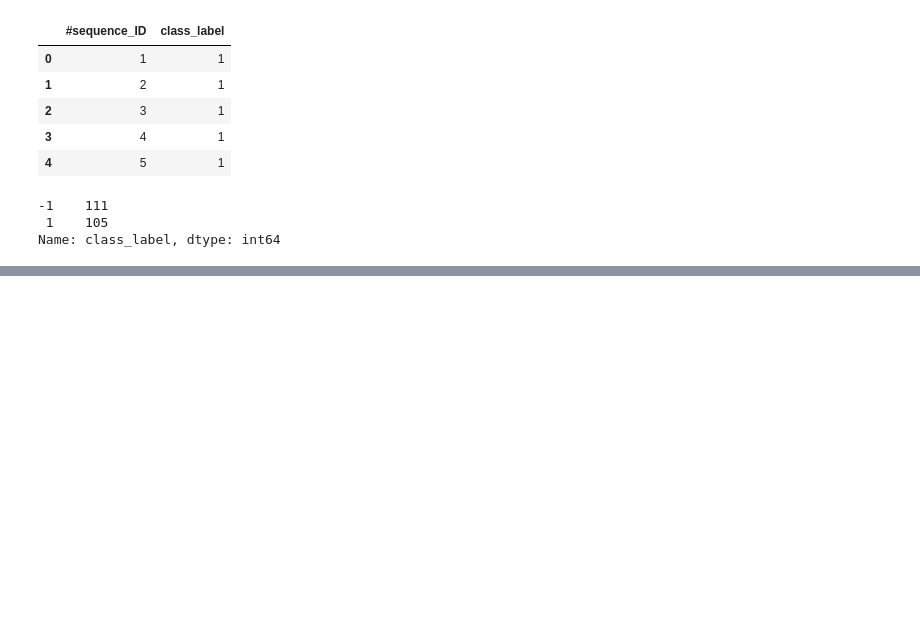
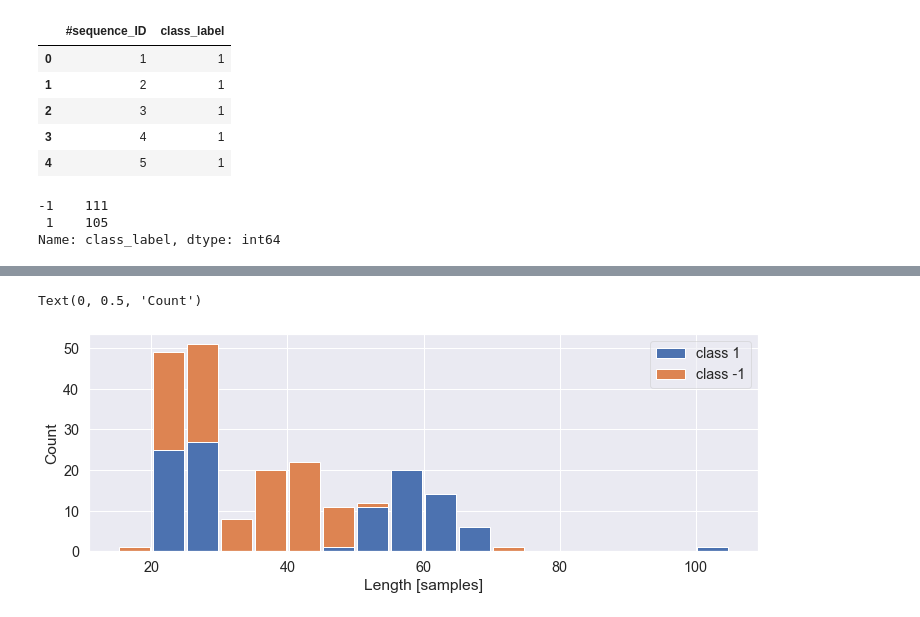
Before and after one commit to animaviridis/dmv-practicals, a Jupyter notebook: assessment/assignment1/task2/task2.ipynb, the cells around one changed output, grey strips where cells are left out. Drawn from its saved outputs; the diff is of its cells as text; code cells hidden in the pictures; blank space fills up the shorter version.

Commit message:
[Assignment 1][Task 2] Loading all data, histogram of lengths

```diff
--- a/assessment/assignment1/task2/task2.ipynb
+++ b/assessment/assignment1/task2/task2.ipynb
@@ -11,9 +11,13 @@ sns.set_style("darkgrid")
 sns.set(font_scale=1.3)
 # %% [markdown]
 ## Data import & EDA
+# %%
+DATA_PATH = 'data'
+FILE_NAME_PREFIX = 'Ambient_Living_'
+N_FILES = len(list(filter(lambda s: s.endswith('.csv'), os.listdir(DATA_PATH)))) - 1  # one of the csv files contains targets
 # %%
 def load_file(file_code, strip=False):
-    df = pd.read_csv(f'data/Ambient_Living_{file_code}.csv')
+    df = pd.read_csv(f'{DATA_PATH}/{FILE_NAME_PREFIX}{file_code}.csv')
 
     if strip:
         df.columns = [c.strip() for c in df.columns]
@@ -70,0 +77,7 @@ Name: class_label, dtype: int64
+# %%
+all_data = {i: load_file(i) for i in range(1, N_FILES+1)}
+# %%
+descr = targets['class_label'].to_frame()
+descr.index=targets['#sequence_ID']
+descr['length'] = [len(d) for d in all_data.values()]
+descr.head()
@@ -70,0 +92,18 @@ Name: class_label, dtype: int64
+# %%
+fig, ax = plt.subplots(figsize=(12,4))
+
+w = 5
+ln = descr['length']
+labels_set = descr['class_label'].unique()
+
+hist = ax.hist([ln[descr['class_label'] == label] for label in labels_set],
+               bins=range(w*(min(ln)//w), max(ln)+w, w),
+               label=[f'class {label}' for label in labels_set],
+               stacked=True, rwidth=0.9)
+
+ax.legend(fancybox=True, framealpha=0.5)
+ax.set_xlabel("Length [samples]")
+ax.set_ylabel("Count")
+# %% [output]
+Text(0, 0.5, 'Count')
+[figure, added]
```
Also changed, not shown: parts of 2 cells of this notebook.
